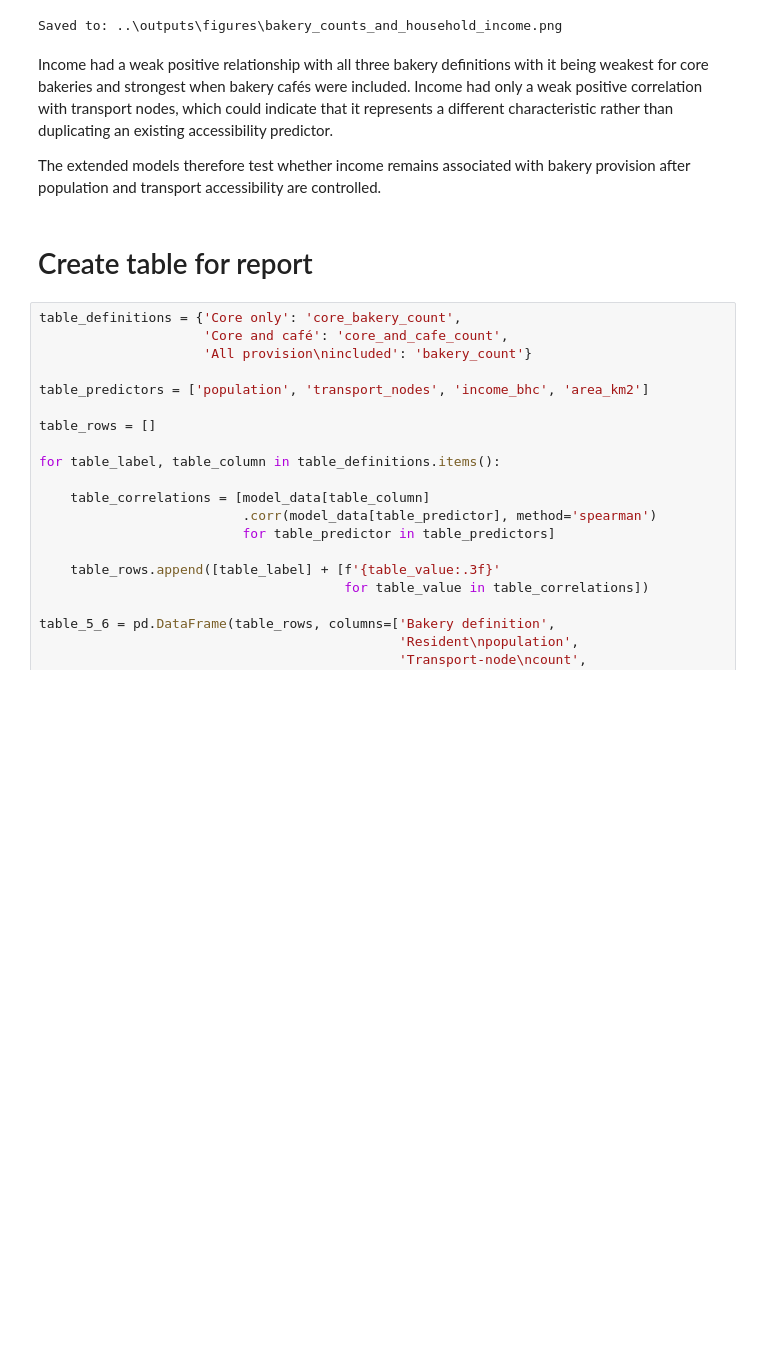
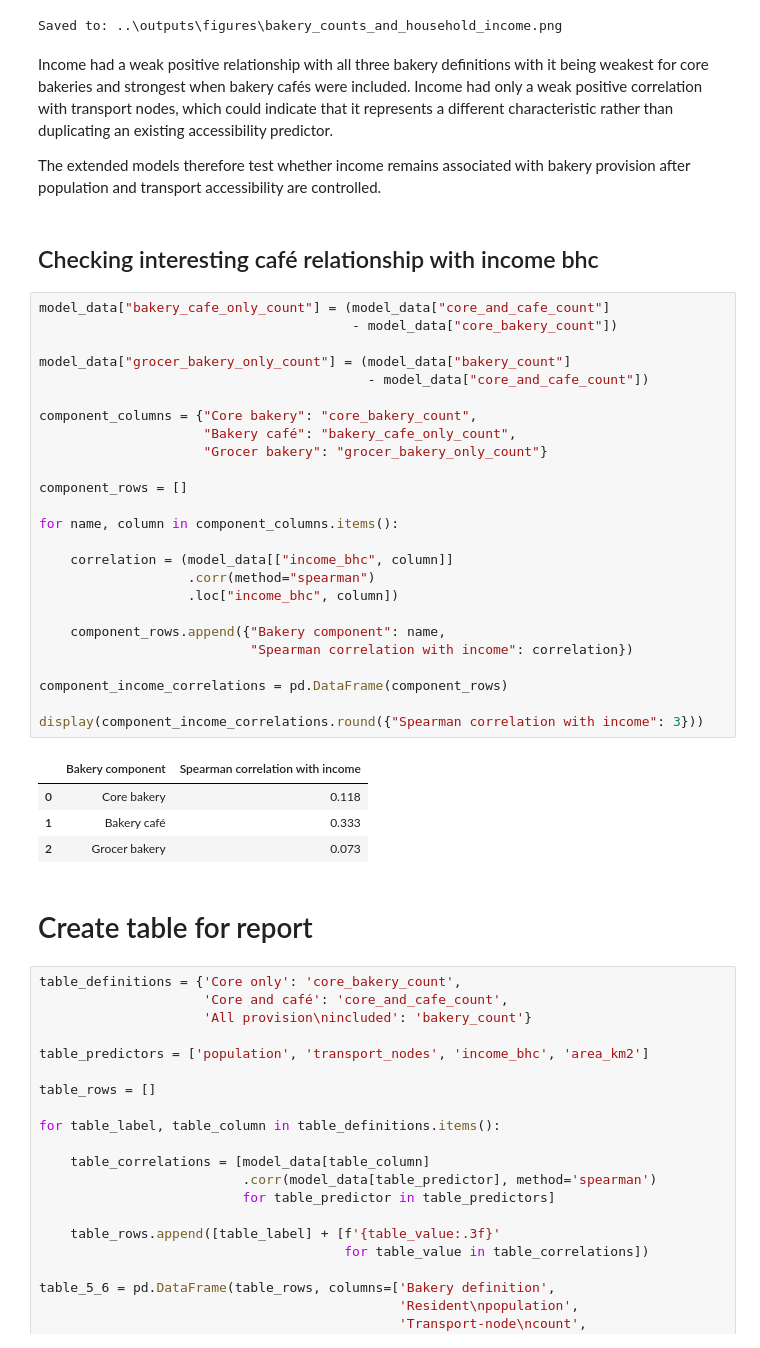
Before and after one commit to rhhythhm/london-bakery-provision, a Jupyter notebook: notebooks/17b_msoa_bakery_count_model_income.ipynb, the cells around one changed output. Cells and saved outputs as stored; diff of their text form; blank space fills up the shorter version.

```diff
--- a/notebooks/17b_msoa_bakery_count_model_income.ipynb
+++ b/notebooks/17b_msoa_bakery_count_model_income.ipynb
@@ -177,6 +177,38 @@ Saved to: ..\outputs\figures\bakery_counts_and_household_income.png
 Income had a weak positive relationship with all three bakery definitions with it being weakest for core bakeries and strongest when bakery cafés were included. Income had only a weak positive correlation with transport nodes, which could indicate that it represents a different characteristic rather than duplicating an existing accessibility predictor.
 
 The extended models therefore test whether income remains associated with bakery provision after population and transport accessibility are controlled.
+# %% [markdown]
+## Checking interesting café relationship with income bhc
+# %%
+model_data["bakery_cafe_only_count"] = (model_data["core_and_cafe_count"]
+                                        - model_data["core_bakery_count"])
+
+model_data["grocer_bakery_only_count"] = (model_data["bakery_count"]
+                                          - model_data["core_and_cafe_count"])
+
+component_columns = {"Core bakery": "core_bakery_count",
+                     "Bakery café": "bakery_cafe_only_count",
+                     "Grocer bakery": "grocer_bakery_only_count"}
+
+component_rows = []
+
+for name, column in component_columns.items():
+
+    correlation = (model_data[["income_bhc", column]]
+                   .corr(method="spearman")
+                   .loc["income_bhc", column])
+
+    component_rows.append({"Bakery component": name,
+                           "Spearman correlation with income": correlation})
+
+component_income_correlations = pd.DataFrame(component_rows)
+
+display(component_income_correlations.round({"Spearman correlation with income": 3}))
+# %% [output]
+|  | Bakery component | Spearman correlation with income |
+| 0 | Core bakery | 0.118 |
+| 1 | Bakery café | 0.333 |
+| 2 | Grocer bakery | 0.073 |
 # %% [markdown]
 # Create table for report
 # %%
```
Also changed, not shown: 4 other files.
